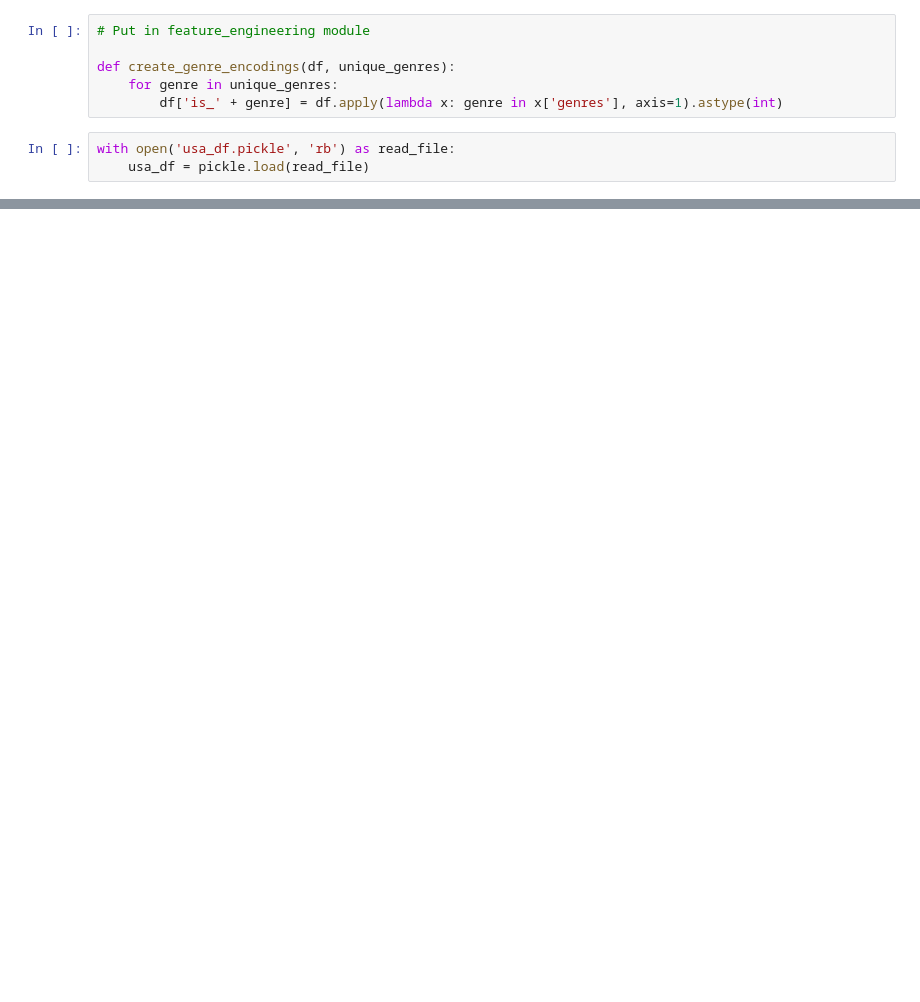
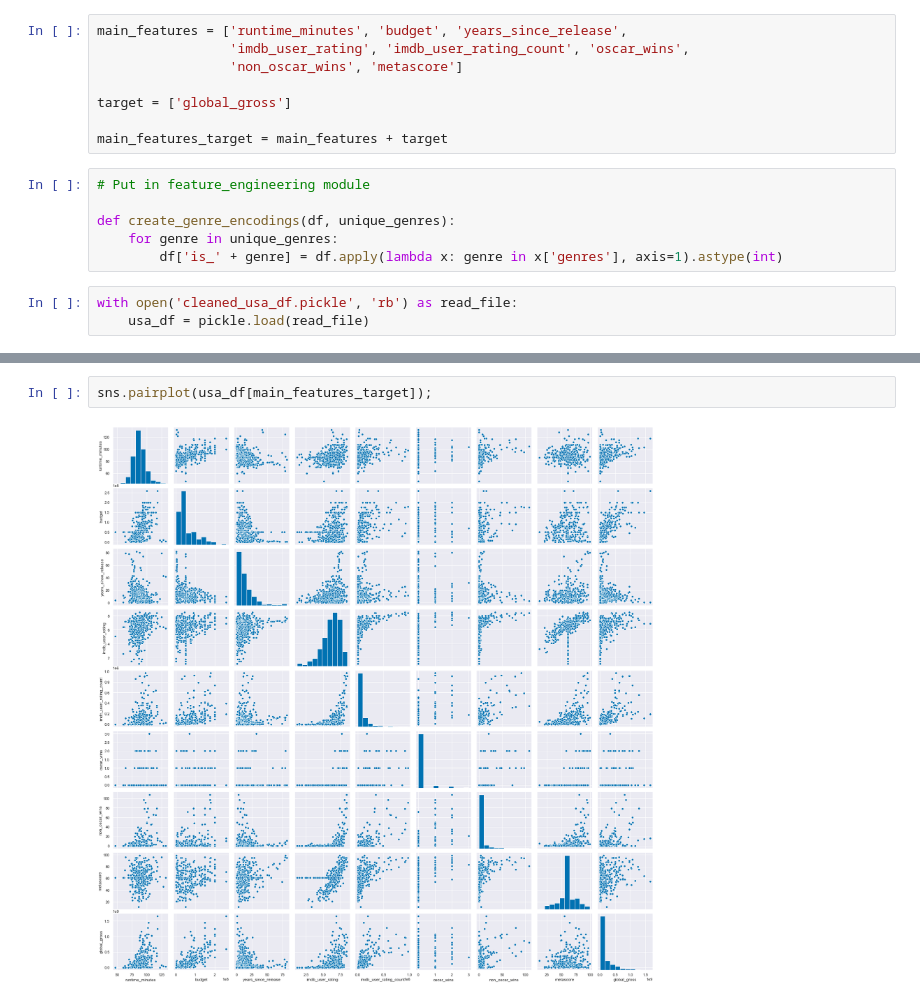
Before and after one commit to binh748/animation-regression, a Jupyter notebook: model_building.ipynb, the cells around one changed output, grey strips where cells are left out. Drawn from its saved outputs; the diff is of its cells as text; blank space fills up the shorter version.

```diff
--- a/model_building.ipynb
+++ b/model_building.ipynb
@@ -21,6 +23,14 @@ is_genre_cols = ['is_Action', 'is_Adventure',
                  'is_Family', 'is_Fantasy', 'is_History', 'is_Horror', 'is_Music',
                  'is_Musical', 'is_Mystery', 'is_News', 'is_Romance', 'is_Sci-Fi',
                  'is_Sport', 'is_Thriller', 'is_War', 'is_Western']
+# %%
+main_features = ['runtime_minutes', 'budget', 'years_since_release',
+                 'imdb_user_rating', 'imdb_user_rating_count', 'oscar_wins',
+                 'non_oscar_wins', 'metascore']
+
+target = ['global_gross']
+
+main_features_target = main_features + target
 # %%
 # Put in feature_engineering module
 
@@ -28,5 +38,5 @@ def create_genre_encodings(df, unique_genres):
     for genre in unique_genres:
         df['is_' + genre] = df.apply(lambda x: genre in x['genres'], axis=1).astype(int)
 # %%
-with open('usa_df.pickle', 'rb') as read_file:
+with open('cleaned_usa_df.pickle', 'rb') as read_file:
     usa_df = pickle.load(read_file)
@@ -52,0 +70,4 @@ memory usage: 144.4+ KB
+# %%
+sns.pairplot(usa_df[main_features_target]);
+# %% [output]
+[figure, added]
```
Also changed, not shown: parts of 14 cells of this notebook.
